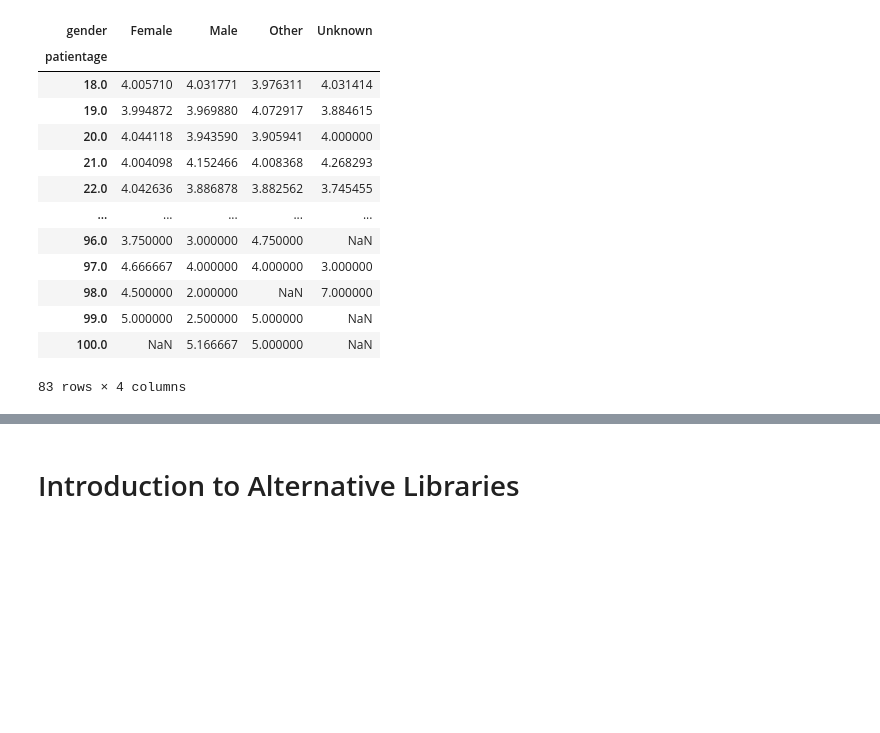
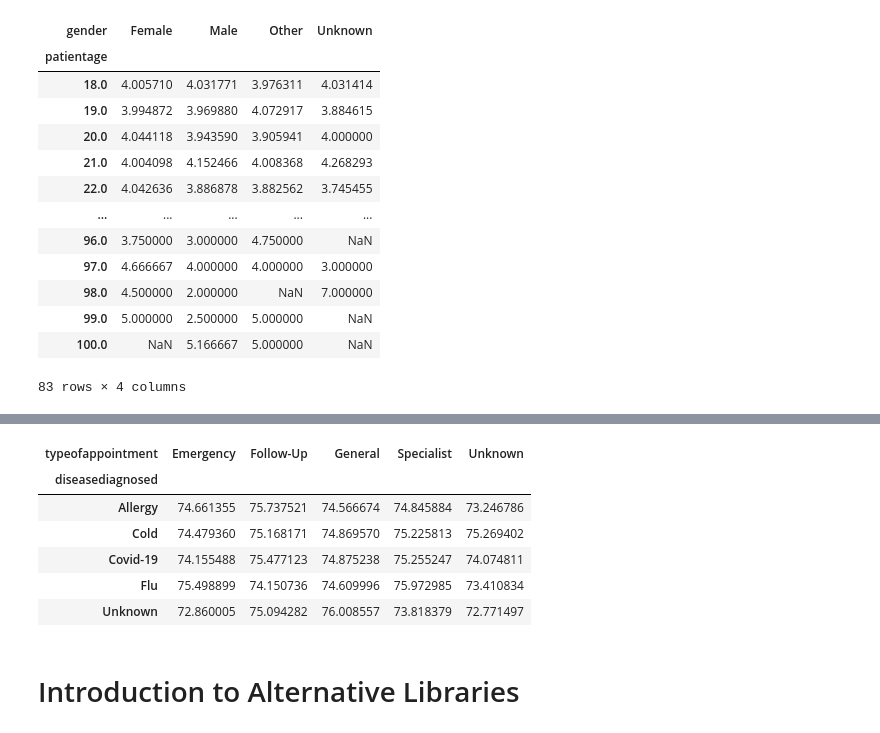
Before and after one commit to Alyssasorensen/datasci_2_manipulation, a Jupyter notebook: datasci_2_manipulation.ipynb, the cells around one changed output, grey strips where cells are left out. Saved outputs shown, nothing was run; the diff lists cells and outputs as text; code cells hidden in the pictures; blank space fills up the shorter version.

```diff
--- a/datasci_2_manipulation.ipynb
+++ b/datasci_2_manipulation.ipynb
@@ -571,3 +581,14 @@ pivot_table
+# %%
+pivot_table = healthcare_data_cleaning.pivot_table(index='diseasediagnosed', columns='typeofappointment', values='prescriptioncost', aggfunc='mean')
+pivot_table
+# %% [output]
+| typeofappointment | Emergency | Follow-Up | General | Specialist | Unknown |
+| diseasediagnosed |  |  |  |  |  |
+| Allergy | 74.661355 | 75.737521 | 74.566674 | 74.845884 | 73.246786 |
+| Cold | 74.479360 | 75.168171 | 74.869570 | 75.225813 | 75.269402 |
+| Covid-19 | 74.155488 | 75.477123 | 74.875238 | 75.255247 | 74.074811 |
+| Flu | 75.498899 | 74.150736 | 74.609996 | 75.972985 | 73.410834 |
+| Unknown | 72.860005 | 75.094282 | 76.008557 | 73.818379 | 72.771497 |
 # %% [markdown]
 # Introduction to Alternative Libraries
 # %% [markdown]
```
Also changed, not shown: parts of 1 cell of this notebook.
